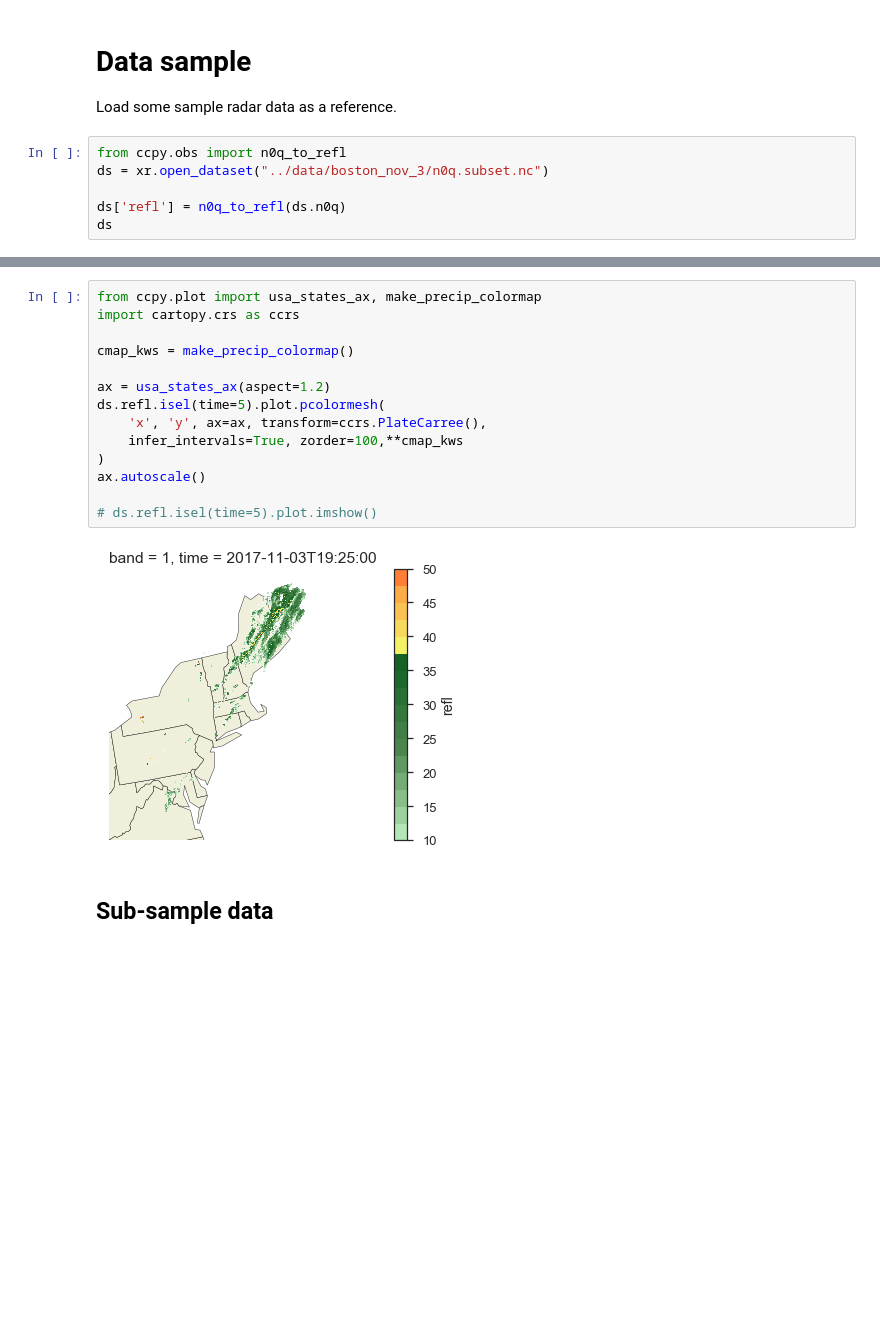
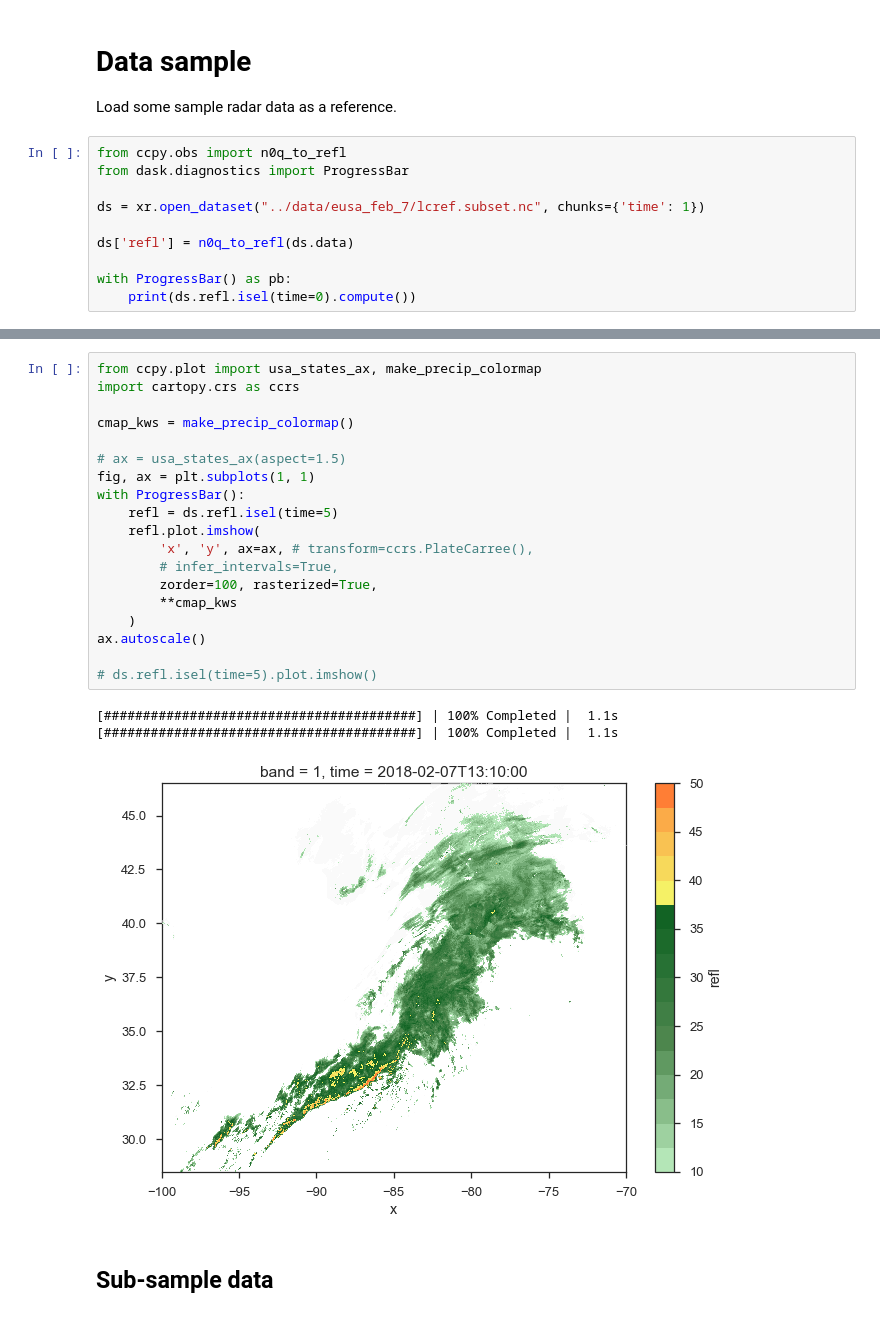
Before and after one commit to darothen-cc/nowcasting, a Jupyter notebook: notebooks/storm_motion.ipynb, the cells around one changed output, grey strips where cells are left out. Drawn from its saved outputs; the diff is of its cells as text; blank space fills up the shorter version.

```diff
--- a/notebooks/storm_motion.ipynb
+++ b/notebooks/storm_motion.ipynb
@@ -17,8 +20,12 @@ The autoreload extension is already loaded. To reload it, use:
 Load some sample radar data as a reference.
 # %%
 from ccpy.obs import n0q_to_refl
-ds = xr.open_dataset("../data/boston_nov_3/n0q.subset.nc")
+from dask.diagnostics import ProgressBar
 
-ds['refl'] = n0q_to_refl(ds.n0q)
-ds
+ds = xr.open_dataset("../data/eusa_feb_7/lcref.subset.nc", chunks={'time': 1})
+
+ds['refl'] = n0q_to_refl(ds.data)
+
+with ProgressBar() as pb:
+    print(ds.refl.isel(time=0).compute())
 # %% [output]
@@ -39,19 +48,26 @@ Attributes:
 # %%
 from ccpy.plot import usa_states_ax, make_precip_colormap
 import cartopy.crs as ccrs
 
 cmap_kws = make_precip_colormap()
 
-ax = usa_states_ax(aspect=1.2)
-ds.refl.isel(time=5).plot.pcolormesh(
-    'x', 'y', ax=ax, transform=ccrs.PlateCarree(),
-    infer_intervals=True, zorder=100,**cmap_kws
-)
+# ax = usa_states_ax(aspect=1.5)
+fig, ax = plt.subplots(1, 1)
+with ProgressBar():
+    refl = ds.refl.isel(time=5)
+    refl.plot.imshow(
+        'x', 'y', ax=ax, # transform=ccrs.PlateCarree(),
+        # infer_intervals=True,
+        zorder=100, rasterized=True,
+        **cmap_kws
+    )
 ax.autoscale()
 
 # ds.refl.isel(time=5).plot.imshow()
 # %% [output]
+[########################################] | 100% Completed |  1.1s
+[########################################] | 100% Completed |  1.1s
-[figure, old version]
+[figure, new version]
 # %% [markdown]
 ## Sub-sample data
 # %%
```
Also changed, not shown: parts of 26 cells of this notebook, 3 other files.
